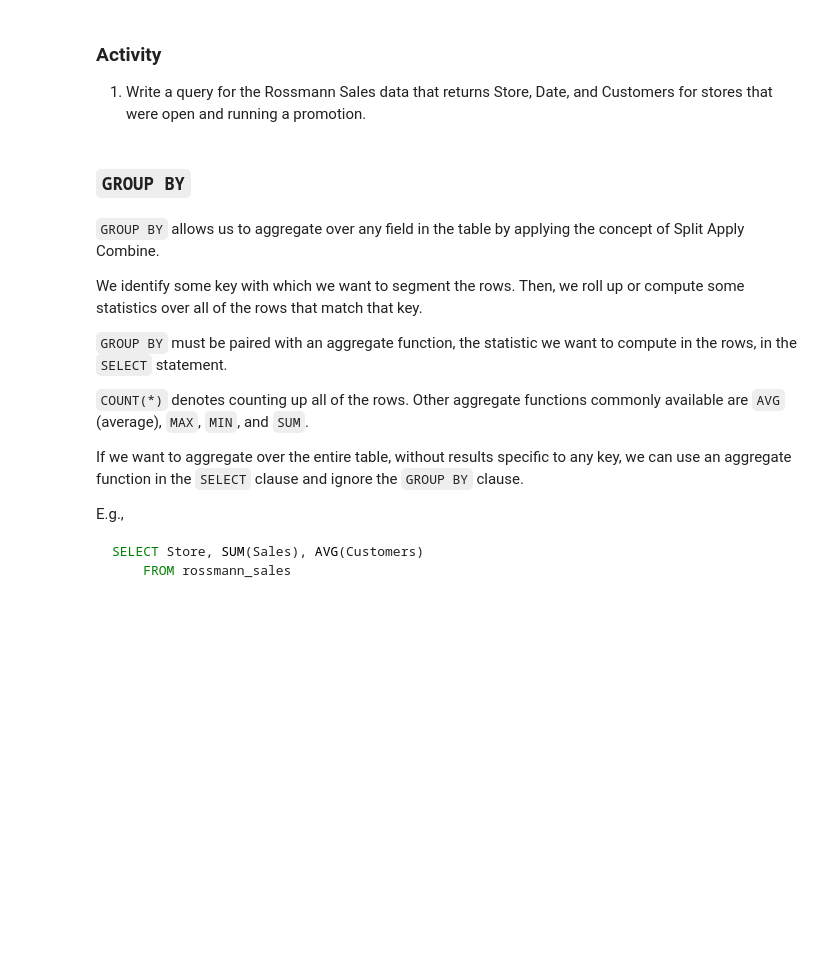
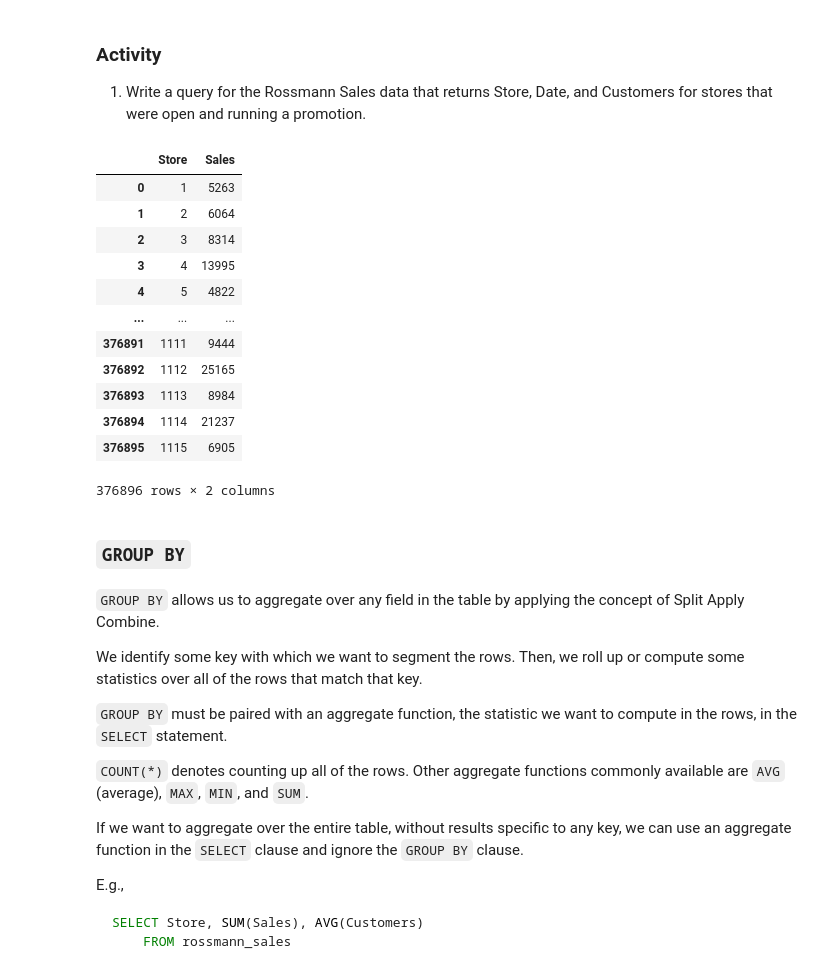
Before and after one commit to blackgenie13/GA-DAT-SF-21, a Jupyter notebook: classes/17/code/codealong-17.ipynb, the cells around one changed output. Cells and saved outputs as stored; diff of their text form; code cells hidden in the pictures; blank space fills up the shorter version.

```diff
--- a/classes/17/code/codealong-17.ipynb
+++ b/classes/17/code/codealong-17.ipynb
@@ -138,3 +237,19 @@ pd.io.sql.read_sql('SELECT Store, Sales FROM rossmann_sales WHERE Store = 1 AND
+# %%
+pd.io.sql.read_sql('SELECT Store, Sales FROM rossmann_sales WHERE Promo = 1 AND Open = 1;', con = db)
+# %% [output]
+|  | Store | Sales |
+| 0 | 1 | 5263 |
+| 1 | 2 | 6064 |
+| 2 | 3 | 8314 |
+| 3 | 4 | 13995 |
+| 4 | 5 | 4822 |
+| ... | ... | ... |
+| 376891 | 1111 | 9444 |
+| 376892 | 1112 | 25165 |
+| 376893 | 1113 | 8984 |
+| 376894 | 1114 | 21237 |
+| 376895 | 1115 | 6905 |
+376896 rows × 2 columns
 # %% [markdown]
 ### `GROUP BY`
 # %% [markdown]
```
Also changed, not shown: parts of 18 cells of this notebook, 1 other file.
